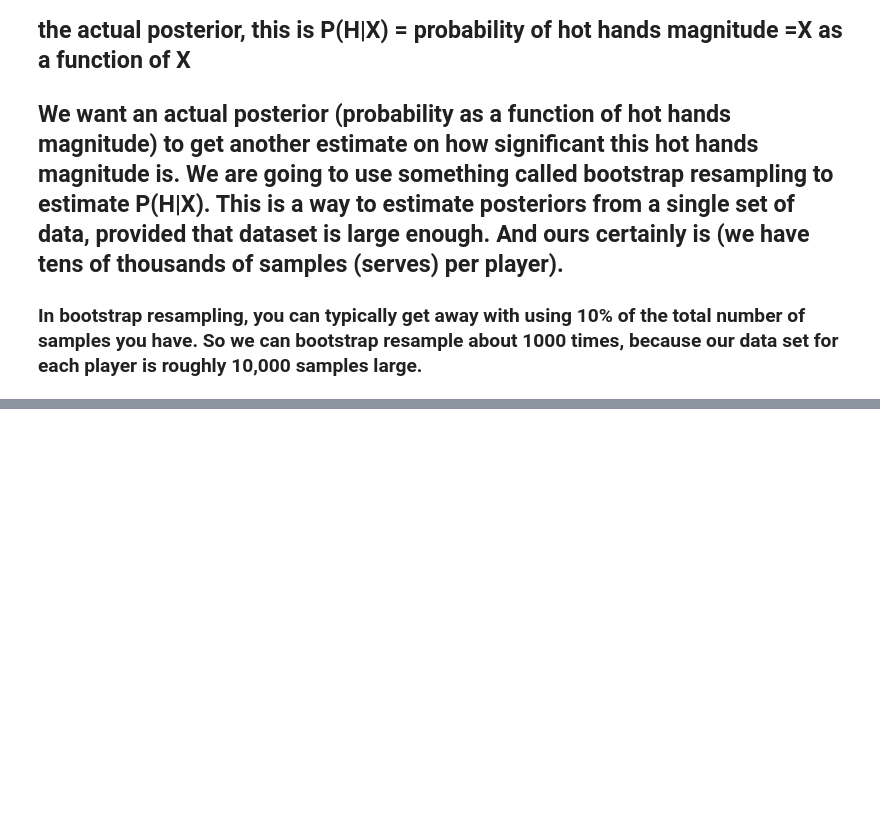
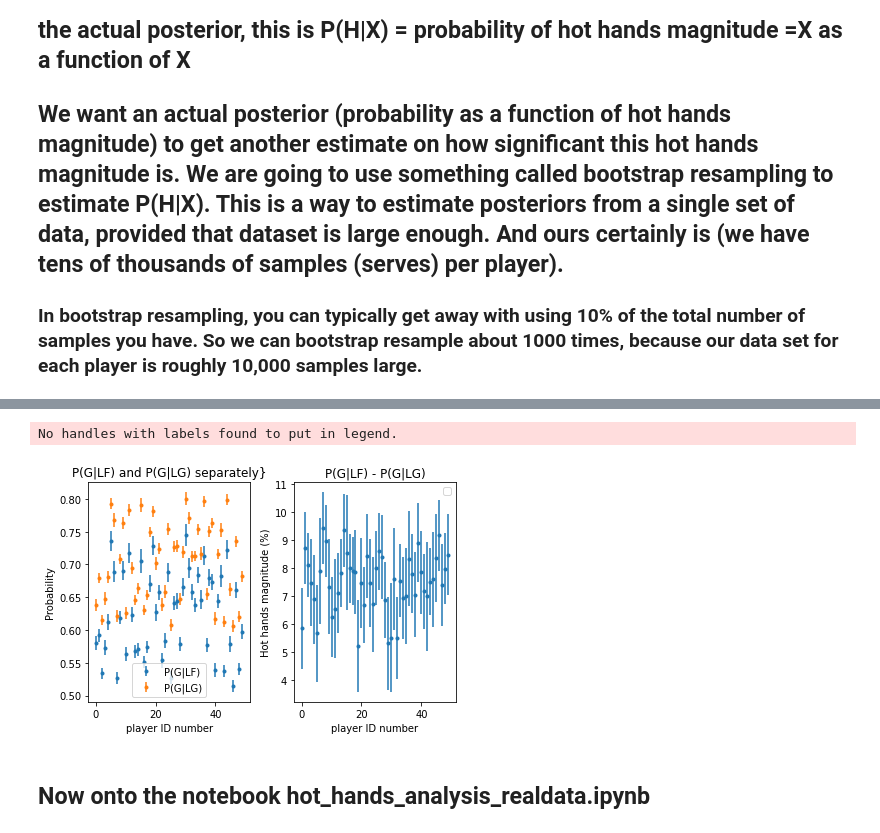
Before and after one commit to gmbrandt/datascience, a Jupyter notebook: hothandstennis/hot_hands_analysis_mockdata.ipynb, the cells around one changed output, grey strips where cells are left out. Cells and saved outputs as stored; diff of their text form; code cells hidden in the pictures; blank space fills up the shorter version.

```diff
--- a/hothandstennis/hot_hands_analysis_mockdata.ipynb
+++ b/hothandstennis/hot_hands_analysis_mockdata.ipynb
@@ -255,0 +264,30 @@ plt.show()
+# %%
+fluctuating_percentages = Data.load('formatted_mock_data/case0p1_fluctuating_first_serve_percentages.json')
+fpstats = estimate_conditional_probabilities_all_players(fluctuating_percentages)
+# %%
+fig, axes = plt.subplots(1, 2)
+axes[0].set_title('P(G|LF) and P(G|LG) separately}')
+axes[0].errorbar(fpstats['player_id'], fpstats['pglf'], yerr=fpstats['e_pglf'], marker='o',
+                 markersize=3, label="P(G|LF)", ls='none')
+axes[0].errorbar(fpstats['player_id'], fpstats['pglg'], yerr=fpstats['e_pglg'], marker='o',
+                 markersize=3, label="P(G|LG)", ls='none')
+axes[0].set_ylabel('Probability')
+axes[0].legend(loc='best')
+axes[0].set_xlabel('player ID number')
+
+axes[1].set_title('P(G|LF) - P(G|LG)')
+axes[1].errorbar(fpstats['player_id'], 100*(fpstats['pglg'] - fpstats['pglf']),
+                 yerr=100*np.sqrt(fpstats['e_pglf']**2 + fpstats['e_pglg']**2), # have to add the errors in quadrature.
+                              marker='o',
+                 markersize=3, ls='none')
+axes[1].set_ylabel('Hot hands magnitude (%)')
+axes[1].legend(loc='best')
+axes[1].set_xlabel('player ID number')
+
+plt.tight_layout()
+plt.show()
+# %% [output]
+No handles with labels found to put in legend.
+[figure, added]
+# %% [markdown]
+## Now onto the notebook hot_hands_analysis_realdata.ipynb
```
Also changed, not shown: parts of 26 cells of this notebook, 1 other file.
